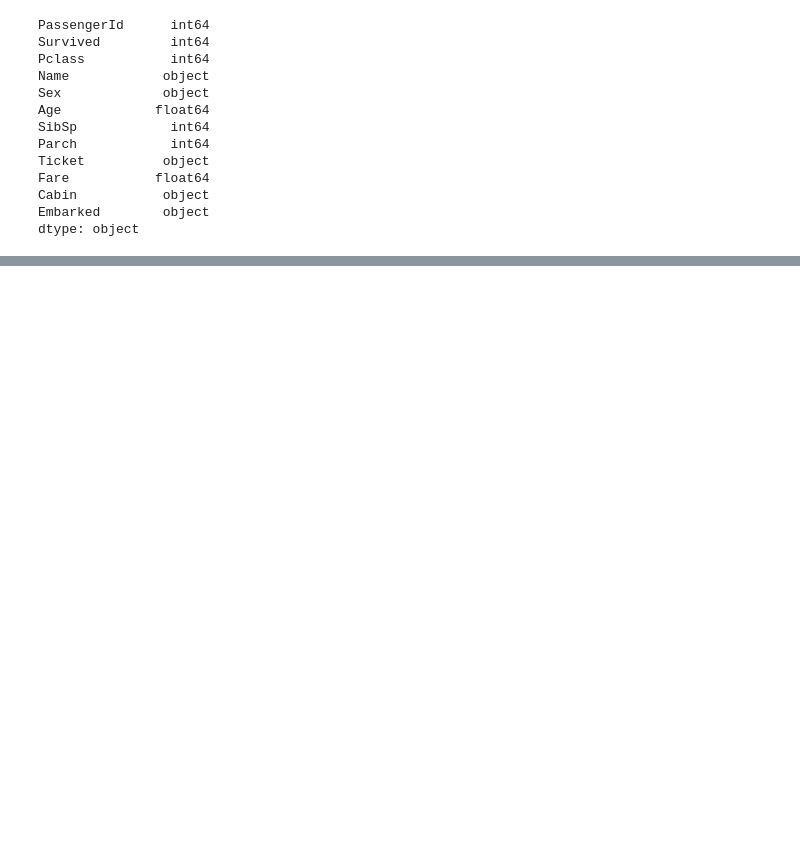
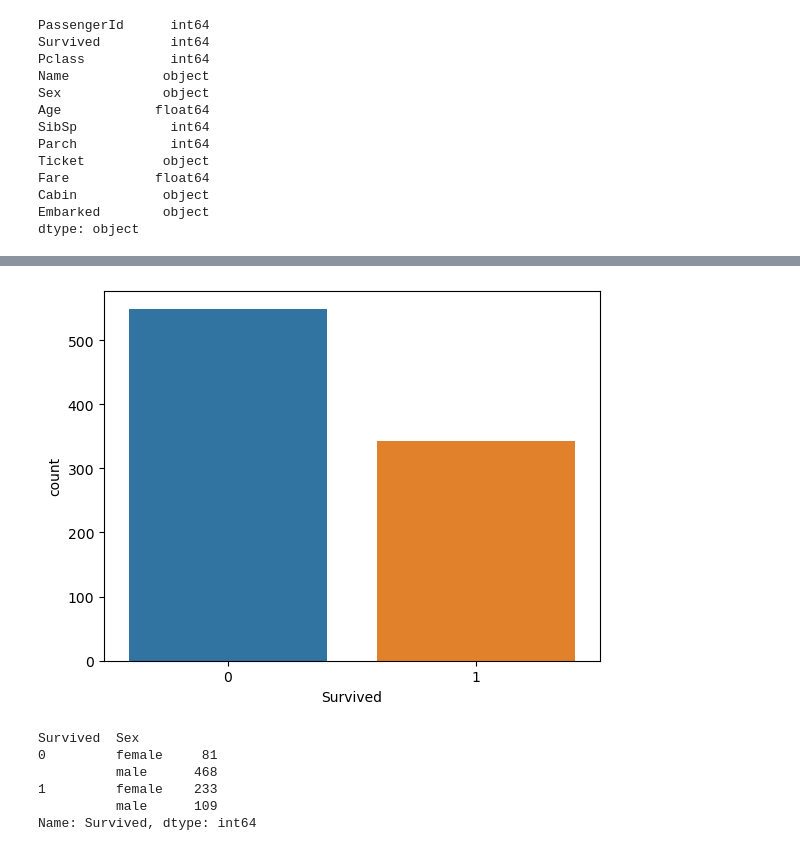
Before and after one commit to SharmineeSubramaniyam/EDA-on-Titanic-Dataset, a Jupyter notebook: EDA_Titanic.ipynb, the cells around one changed output, grey strips where cells are left out. Saved outputs shown, nothing was run; the diff lists cells and outputs as text; code cells hidden in the pictures; blank space fills up the shorter version.

```diff
--- a/EDA_Titanic.ipynb
+++ b/EDA_Titanic.ipynb
@@ -112,0 +115,19 @@ dtype: int64
+# %%
+# countplot of passengers who didnt survive vs those who died
+sns.countplot(x=df["Survived"])
+plt.show()
+
+# More people died than survived
+# %% [output]
+[figure, added]
+# %%
+# group survivors by "Survived" and "Sex"
+
+df.groupby(["Survived", "Sex"])["Survived"].count()
+# %% [output]
+Survived  Sex
+0         female     81
+          male      468
+1         female    233
+          male      109
+Name: Survived, dtype: int64
```
Also changed, not shown: parts of 23 cells of this notebook.
